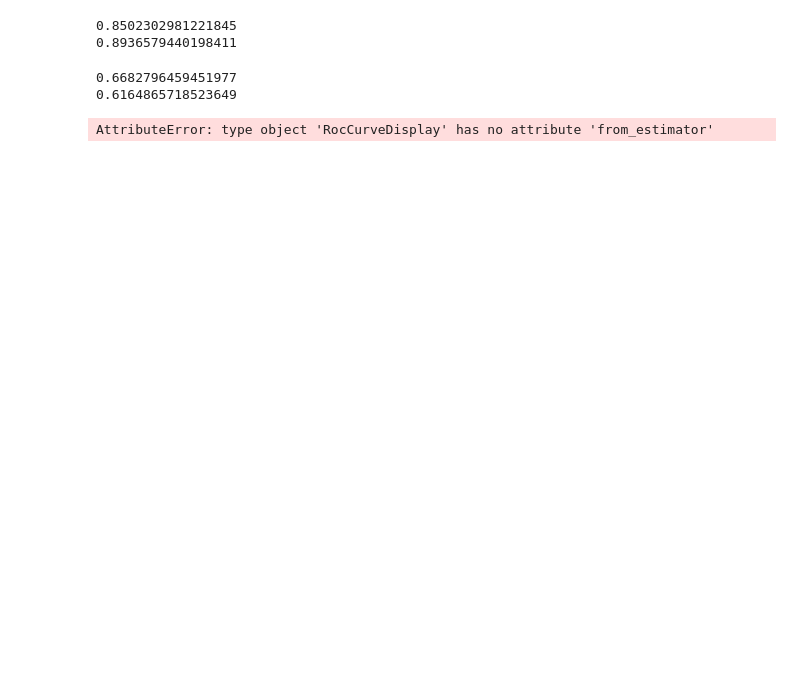
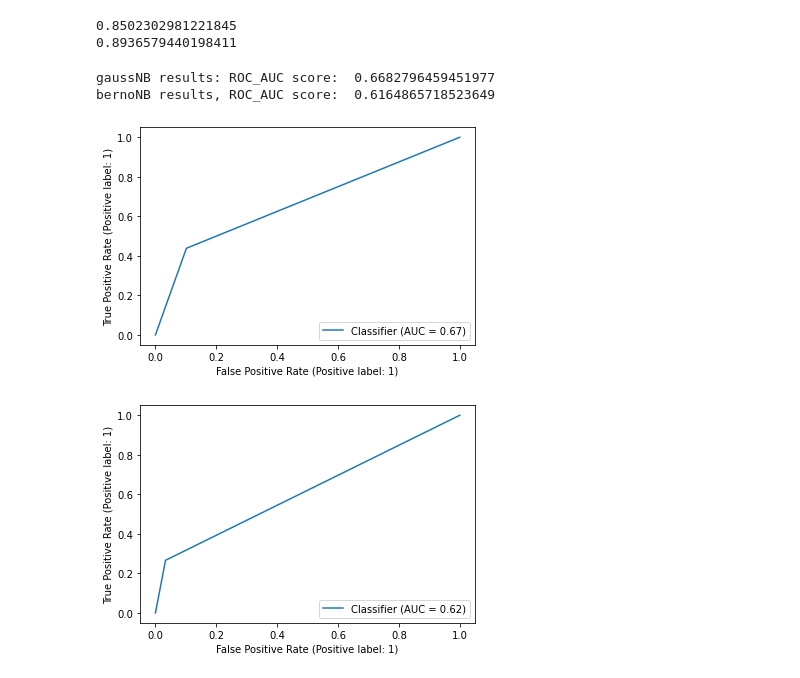
Before and after one commit to Khashayarsha/events_analysis, a Jupyter notebook: src/features/attempt_weighter.ipynb, the cells around one changed output. Cells and saved outputs as stored; diff of their text form; code cells hidden in the pictures; blank space fills up the shorter version.

```diff
--- a/src/features/attempt_weighter.ipynb
+++ b/src/features/attempt_weighter.ipynb
@@ -84,13 +84,15 @@ Index(['id_odsp', 'id_event', 'sort_order', 'time', 'event_type',
 Create dataset with dummy-columns for Python-based analysis (above was for SPSS which handles that internally)
 # %%
 events.columns
-X_columns =  'side location bodypart assist_method situation'.split()
+X_columns =  'time side location bodypart assist_method situation'.split()
+X_cat_columns = 'side location bodypart assist_method situation'.split()
 #pd.get_dummies()
 y = events.is_goal
 X = events[X_columns].copy()
 # %%
-X = pd.get_dummies(X, drop_first=True)
-
+X = pd.get_dummies(X[X_cat_columns], drop_first=True)
+X = pd.concat((events.time.copy(), X), axis = 'columns')
+X
 import sklearn
 from sklearn.model_selection import train_test_split
 
@@ -126,12 +146,15 @@ from sklearn.metrics import roc_auc_score
 print('gaussNB results: ROC_AUC score: ', roc_auc_score(y_true= test_labels, y_score = results_gauss))
 print('bernoNB results, ROC_AUC score: ', roc_auc_score(y_true=test_labels, y_score=results_berno))
 # %% [output]
-0.6682796459451977
-0.6164865718523649
+gaussNB results: ROC_AUC score:  0.6682796459451977
+bernoNB results, ROC_AUC score:  0.6164865718523649
 # %%
 import matplotlib.pyplot as plt
 from sklearn.metrics import RocCurveDisplay
-RocCurveDisplay.from_estimator()
+RocCurveDisplay.from_predictions(test_labels, y_pred=results_gauss,)
 plt.show()
+RocCurveDisplay.from_predictions(test_labels, y_pred = results_berno)
+plt.show()
 # %% [output]
-AttributeError: type object 'RocCurveDisplay' has no attribute 'from_estimator'
+[figure, added]
+[figure, added]
```
Also changed, not shown: parts of 4 cells of this notebook.
